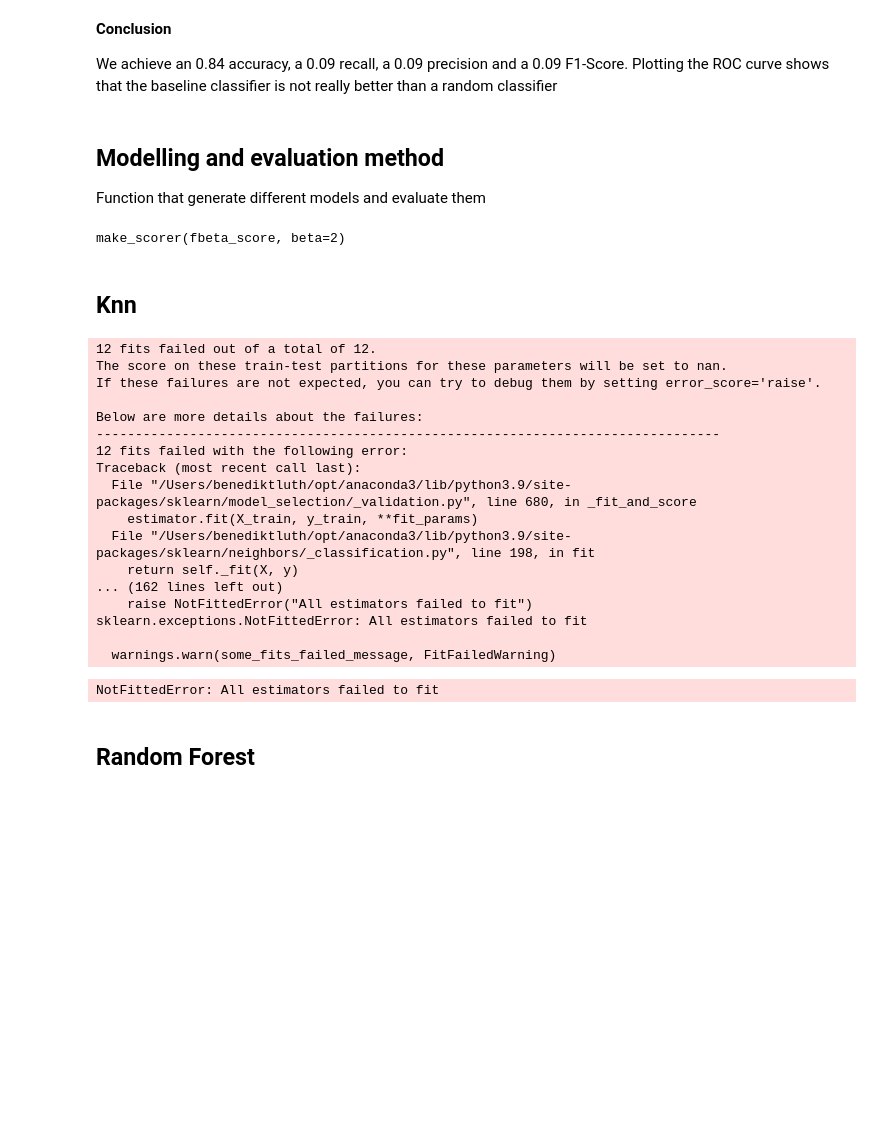
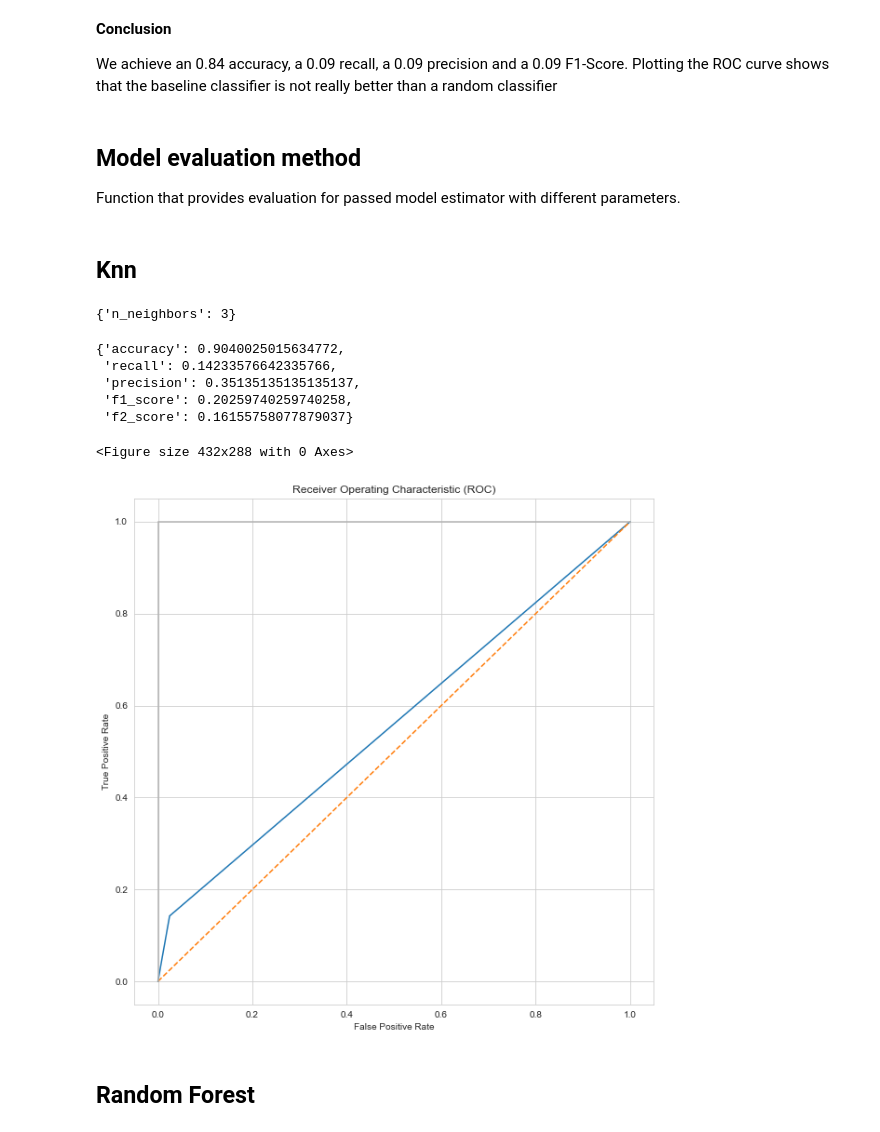
Before and after one commit to BenediktLueth/heartheroes, a Jupyter notebook: model_training.ipynb, the cells around one changed output. Saved outputs shown, nothing was run; the diff lists cells and outputs as text; code cells hidden in the pictures; blank space fills up the shorter version.

```diff
--- a/model_training.ipynb
+++ b/model_training.ipynb
@@ -70,76 +86,52 @@ plot_roc("Baseline", y_test, y_predicted)
 **Conclusion**
 
 We achieve an 0.84 accuracy, a 0.09 recall, a 0.09 precision and a 0.09 F1-Score. Plotting the ROC curve shows that the baseline classifier is not really better than a random classifier
-# %% [markdown]
-## Modelling and evaluation method
-
-Function that generate different models and evaluate them
+# %% [markdown]
+## Model evaluation method
+
+Function that provides evaluation for passed model estimator with different parameters.
 # %%
-scorer = make_scorer(fbeta_score, beta=2)
-print(scorer)
-
-# BL: why are you passing scoring and verbose as parameter when both values are set in the method signature?
-def model_eval(estimator, parameters, X, y, scoring=scorer, verbose=0):
+def model_eval(estimator, parameters, X_train, y_train, X_test, y_test, scoring=scorer, verbose=0):
     # specify the cross validation
-    inner_cv = StratifiedKFold(n_splits=4, shuffle=True, random_state=42)
-    outer_cv = StratifiedKFold(n_splits=4, shuffle=True, random_state=42)
+    cv = StratifiedKFold(n_splits=4, shuffle=True, random_state=42)
 
     # create the grid search instance
     grid_search_estimator = GridSearchCV(estimator=estimator,
                                          param_grid=parameters,
                                          scoring=scoring,
-                                         cv=inner_cv,
+                                         cv=cv,
                                          return_train_score=False,
                                          verbose=verbose
                                          )
 
+    grid_search_estimator.fit(X_train, y_train)
+    y_predicted = grid_search_estimator.predict(X_test)
 
-    nested_cv_score = cross_validate(grid_search_estimator,
-                                     X=X, y=y,
-                                     verbose=verbose,
-                                     cv=outer_cv, scoring=scorer)
+    display(grid_search_estimator.best_params_)
 
-    #     display(nested_cv_score.mean())
-    return nested_cv_score
+    return evaluate_results(y_test, y_predicted)
-# %% [output]
-make_scorer(fbeta_score, beta=2)
 # %% [markdown]
 ## Knn
 # %%
 # create an estimator
 knn_estimator = KNeighborsClassifier()
 
 # specify the parameter grid
 parameters = {
     'n_neighbors': [2, 3, 5]
 }
 
-# train model
-knn_result = model_eval(estimator=knn_estimator, parameters=parameters, X=X, y=y)
-
-# results
-print("Mean", knn_result['test_score'].mean())
-for score in knn_result['test_score']:
-    print(score)
+# train model and display evaluation
+display(model_eval(estimator=knn_estimator, parameters=parameters, X_train=X_train, y_train=y_train, X_test=X_test, y_test=y_test))
 # %% [output]
-12 fits failed out of a total of 12.
-The score on these train-test partitions for these parameters will be set to nan.
-If these failures are not expected, you can try to debug them by setting error_score='raise'.
-
-Below are more details about the failures:
---------------------------------------------------------------------------------
-12 fits failed with the following error:
-Traceback (most recent call last):
-  File "/Users/benediktluth/opt/anaconda3/lib/python3.9/site-packages/sklearn/model_selection/_validation.py", line 680, in _fit_and_score
-    estimator.fit(X_train, y_train, **fit_params)
-  File "/Users/benediktluth/opt/anaconda3/lib/python3.9/site-packages/sklearn/neighbors/_classification.py", line 198, in fit
-    return self._fit(X, y)
-... (162 lines left out)
-    raise NotFittedError("All estimators failed to fit")
-sklearn.exceptions.NotFittedError: All estimators failed to fit
-
-  warnings.warn(some_fits_failed_message, FitFailedWarning)
+{'n_neighbors': 3}
-NotFittedError: All estimators failed to fit
+{'accuracy': 0.9040025015634772,
+ 'recall': 0.14233576642335766,
+ 'precision': 0.35135135135135137,
+ 'f1_score': 0.20259740259740258,
+ 'f2_score': 0.16155758077879037}
+<Figure size 432x288 with 0 Axes>
+[figure, added]
 # %% [markdown]
 ## Random Forest
 # %%
```
Also changed, not shown: parts of 11 cells of this notebook, 2 other files.
